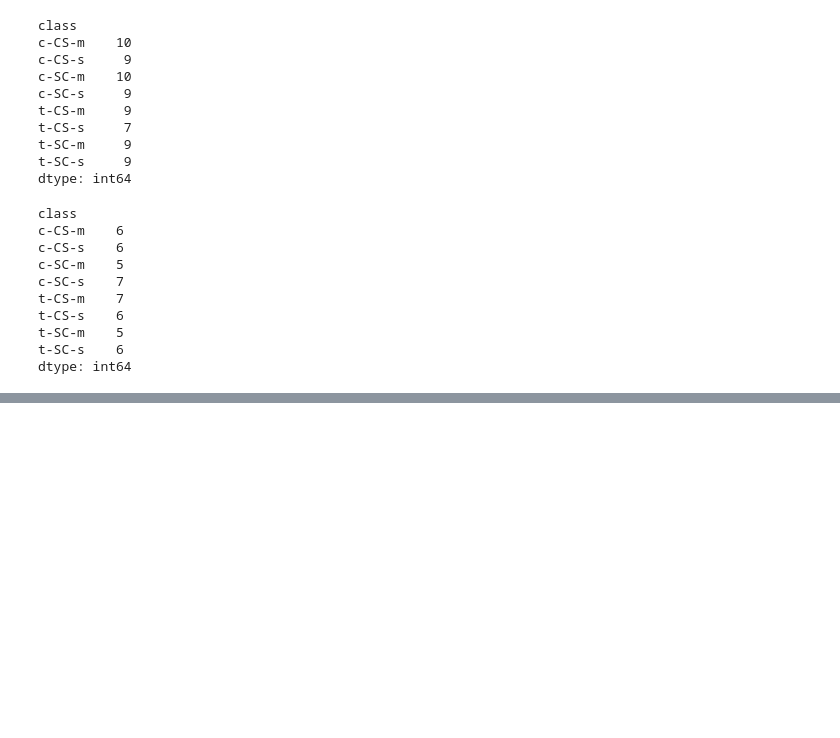
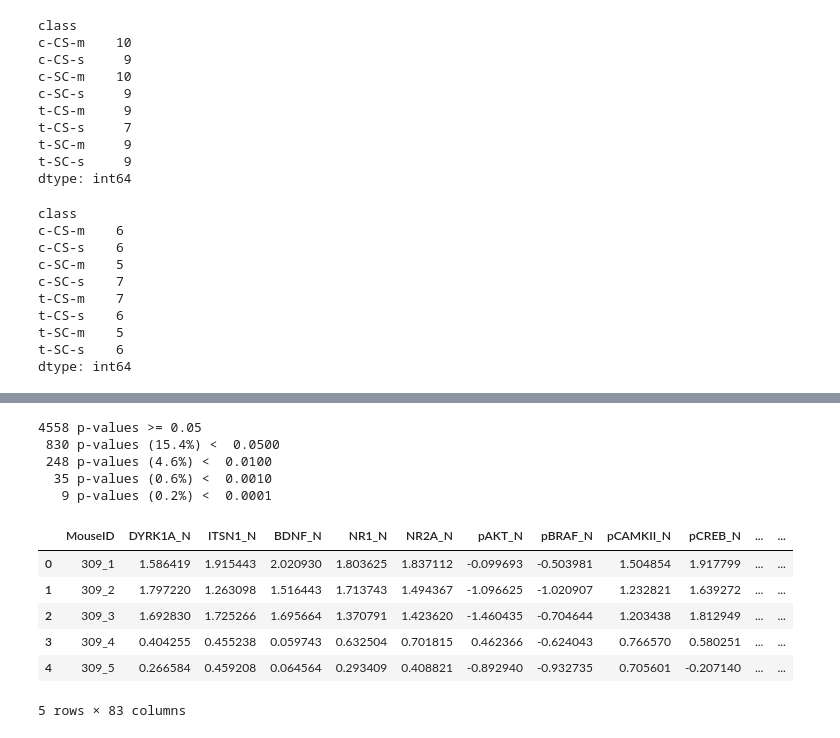
Before and after one commit to Adenordis/Springboard-Capstone-1, a Jupyter notebook: Capstone1_DataCleaning.ipynb, the cells around one changed output, grey strips where cells are left out. Drawn from its saved outputs; the diff is of its cells as text; code cells hidden in the pictures; blank space fills up the shorter version.

```diff
--- a/Capstone1_DataCleaning.ipynb
+++ b/Capstone1_DataCleaning.ipynb
@@ -252,0 +289,33 @@ dtype: int64
+# %%
+n = normal_p[protein_names].notnull().sum().sum()
+test_pvals = [0.05,0.01,0.001,0.0001]
+print('%4d p-values >= 0.05' %(normal_p[protein_names] >= 0.05).sum().sum())
+for p in test_pvals:
+    k = (normal_p[protein_names] <  p).sum().sum()
+    print('%4d p-values (%2.1f%%) <  %.4f' %(k, 100.0*k/n, p))
+# %% [output]
+4558 p-values >= 0.05
+ 830 p-values (15.4%) <  0.0500
+ 248 p-values (4.6%) <  0.0100
+  35 p-values (0.6%) <  0.0010
+   9 p-values (0.2%) <  0.0001
+# %%
+# Try to visualize these technical replicate distributions
+# First normalize within-mouse/within-protein so I can see everything on the same scale
+mice = means_clean.reset_index().Mouse
+data_normed = data_clean.copy()
+for mouse in mice:
+    for protein in protein_names:
+        this_data = data_clean[protein][data_clean.Mouse == mouse]
+        mean = np.mean(this_data)
+        sd = np.std(this_data)
+        data_normed.loc[(data_clean.Mouse == mouse), protein] = (this_data - mean)/sd
+data_normed.head()
+# %% [output]
+|  | MouseID | DYRK1A_N | ITSN1_N | BDNF_N | NR1_N | NR2A_N | pAKT_N | pBRAF_N | pCAMKII_N | pCREB_N | ... | ... |
+| 0 | 309_1 | 1.586419 | 1.915443 | 2.020930 | 1.803625 | 1.837112 | -0.099693 | -0.503981 | 1.504854 | 1.917799 | ... | ... |
+| 1 | 309_2 | 1.797220 | 1.263098 | 1.516443 | 1.713743 | 1.494367 | -1.096625 | -1.020907 | 1.232821 | 1.639272 | ... | ... |
+| 2 | 309_3 | 1.692830 | 1.725266 | 1.695664 | 1.370791 | 1.423620 | -1.460435 | -0.704644 | 1.203438 | 1.812949 | ... | ... |
+| 3 | 309_4 | 0.404255 | 0.455238 | 0.059743 | 0.632504 | 0.701815 | 0.462366 | -0.624043 | 0.766570 | 0.580251 | ... | ... |
+| 4 | 309_5 | 0.266584 | 0.459208 | 0.064564 | 0.293409 | 0.408821 | -0.892940 | -0.932735 | 0.705601 | -0.207140 | ... | ... |
+5 rows × 83 columns
```
Also changed, not shown: parts of 7 cells of this notebook, 2 other files.
